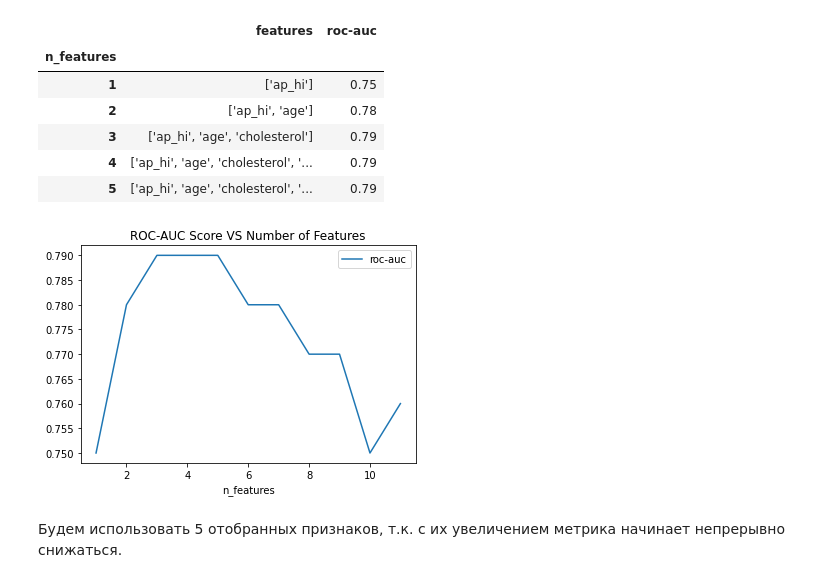
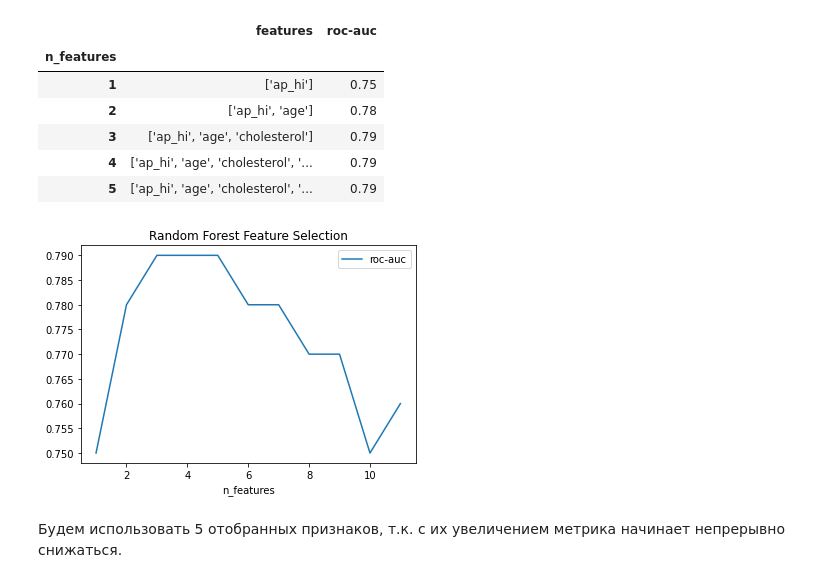
Before and after one commit to i-a-elkin/heart_diseases_prediction, a Jupyter notebook: notebook.ipynb, the cells around one changed output. Cells and saved outputs as stored; diff of their text form; code cells hidden in the pictures.

```diff
--- a/notebook.ipynb
+++ b/notebook.ipynb
@@ -262,10 +260,10 @@ feature_selection_df[['features', 'roc-auc']].head(5)
 | 5 | ['ap_hi', 'age', 'cholesterol', '... | 0.79 |
 # %%
 feature_selection_df.plot('n_features', 'roc-auc')
-plt.title('ROC-AUC Score VS Number of Features')
+plt.title('Random Forest Feature Selection')
 plt.show()
 # %% [output]
-[figure, old version]
+[figure, new version]
 # %% [markdown]
 Будем использовать 5 отобранных признаков, т.к. с их увеличением метрика начинает непрерывно снижаться.
 # %%
```
Also changed, not shown: parts of 21 cells of this notebook, 1 other file.
